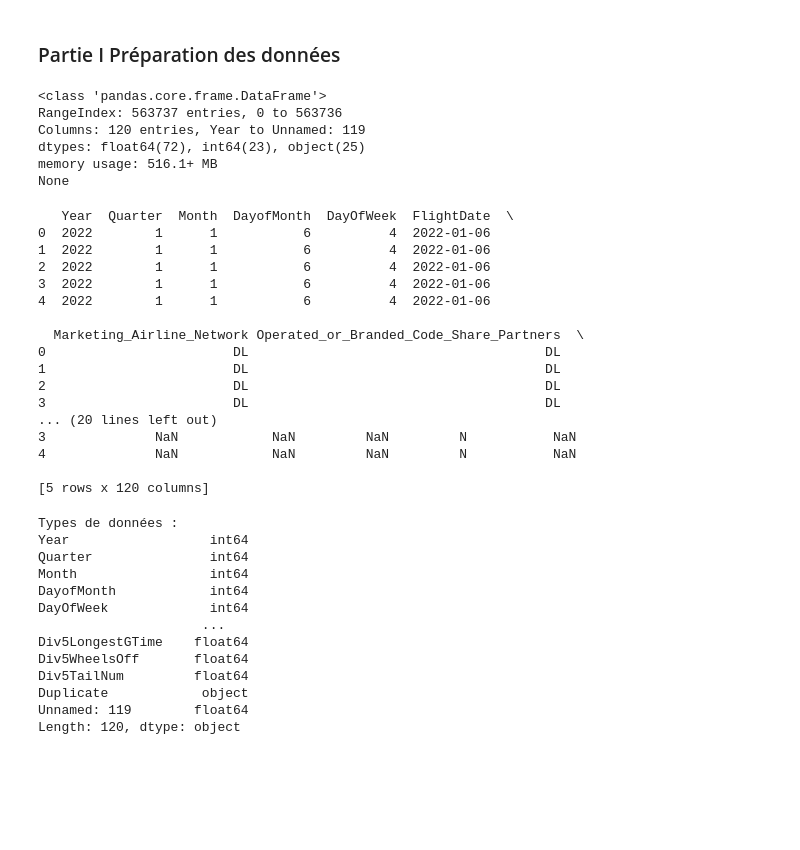
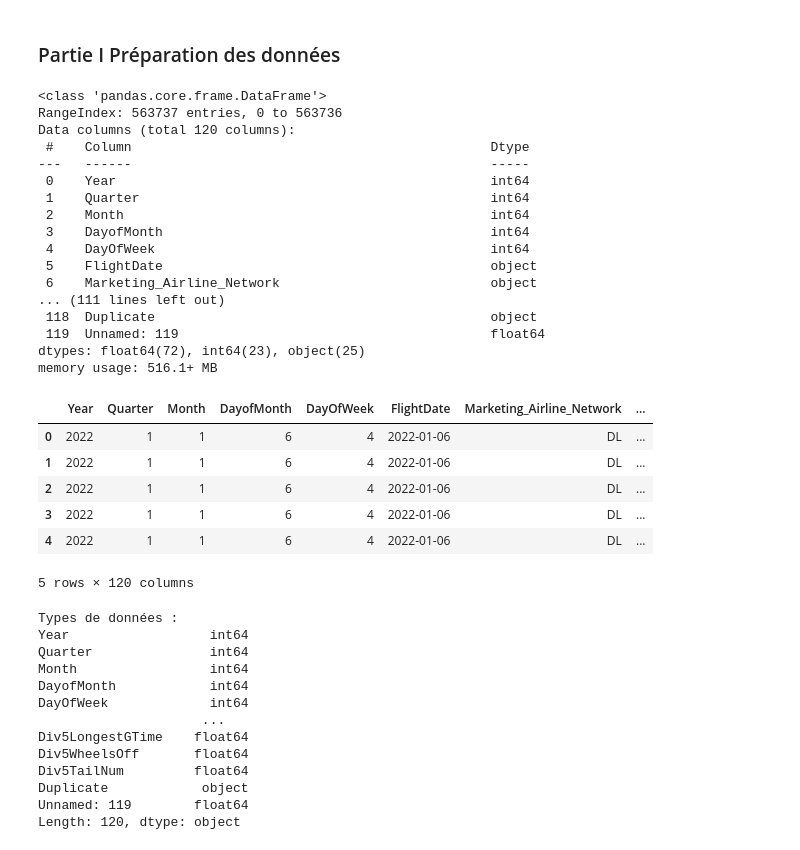
Before and after one commit to JeannotMimbo/Forage_des_Donn-es_8INF436, a Jupyter notebook: Prediction_retard_vol.ipynb, the cells around one changed output. Drawn from its saved outputs; the diff is of its cells as text; code cells hidden in the pictures; blank space fills up the shorter version.

```diff
--- a/Prediction_retard_vol.ipynb
+++ b/Prediction_retard_vol.ipynb
@@ -16,35 +23,36 @@ from sklearn.model_selection import train_test_split
 file_path = "Data/flight_data_2018_to_2022.csv"
 df = pd.read_csv(file_path)
 # Afficher les informations générales
-print(df.info(), "\n")
+df.info(10)
 # %% [output]
 <class 'pandas.core.frame.DataFrame'>
 RangeIndex: 563737 entries, 0 to 563736
-Columns: 120 entries, Year to Unnamed: 119
+Data columns (total 120 columns):
+ #    Column                                              Dtype
+---   ------                                              -----
+ 0    Year                                                int64
+ 1    Quarter                                             int64
+ 2    Month                                               int64
+ 3    DayofMonth                                          int64
+ 4    DayOfWeek                                           int64
+ 5    FlightDate                                          object
+ 6    Marketing_Airline_Network                           object
+... (111 lines left out)
+ 118  Duplicate                                           object
+ 119  Unnamed: 119                                        float64
 dtypes: float64(72), int64(23), object(25)
 memory usage: 516.1+ MB
-None
 # %%
 # Afficher un aperçu du dataset
-print(df.head(), "\n")
+df.head()
 # %% [output]
+|  | Year | Quarter | Month | DayofMonth | DayOfWeek | FlightDate | Marketing_Airline_Network | ... |
+| 0 | 2022 | 1 | 1 | 6 | 4 | 2022-01-06 | DL | ... |
+| 1 | 2022 | 1 | 1 | 6 | 4 | 2022-01-06 | DL | ... |
+| 2 | 2022 | 1 | 1 | 6 | 4 | 2022-01-06 | DL | ... |
+| 3 | 2022 | 1 | 1 | 6 | 4 | 2022-01-06 | DL | ... |
+| 4 | 2022 | 1 | 1 | 6 | 4 | 2022-01-06 | DL | ... |
-   Year  Quarter  Month  DayofMonth  DayOfWeek  FlightDate  \
-0  2022        1      1           6          4  2022-01-06
-1  2022        1      1           6          4  2022-01-06
-2  2022        1      1           6          4  2022-01-06
-3  2022        1      1           6          4  2022-01-06
-4  2022        1      1           6          4  2022-01-06
-
-  Marketing_Airline_Network Operated_or_Branded_Code_Share_Partners  \
-0                        DL                                      DL
-1                        DL                                      DL
-2                        DL                                      DL
-3                        DL                                      DL
-... (20 lines left out)
-3              NaN            NaN         NaN         N           NaN
-4              NaN            NaN         NaN         N           NaN
-
-[5 rows x 120 columns]
+5 rows × 120 columns
 # %%
 # Identifier les types de données
 print("Types de données :")
```
Also changed, not shown: parts of 8 cells of this notebook, 2 other files.
